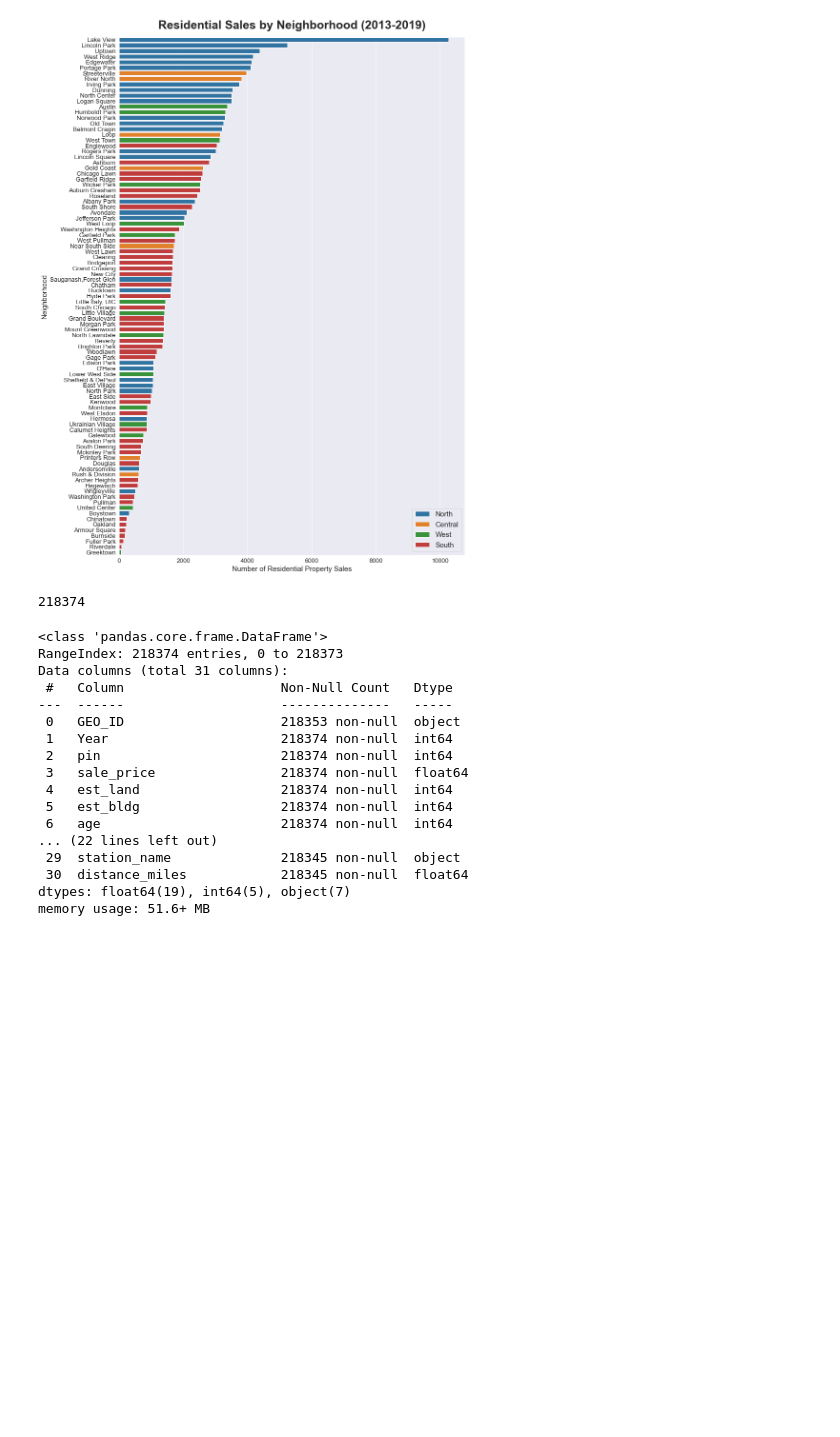
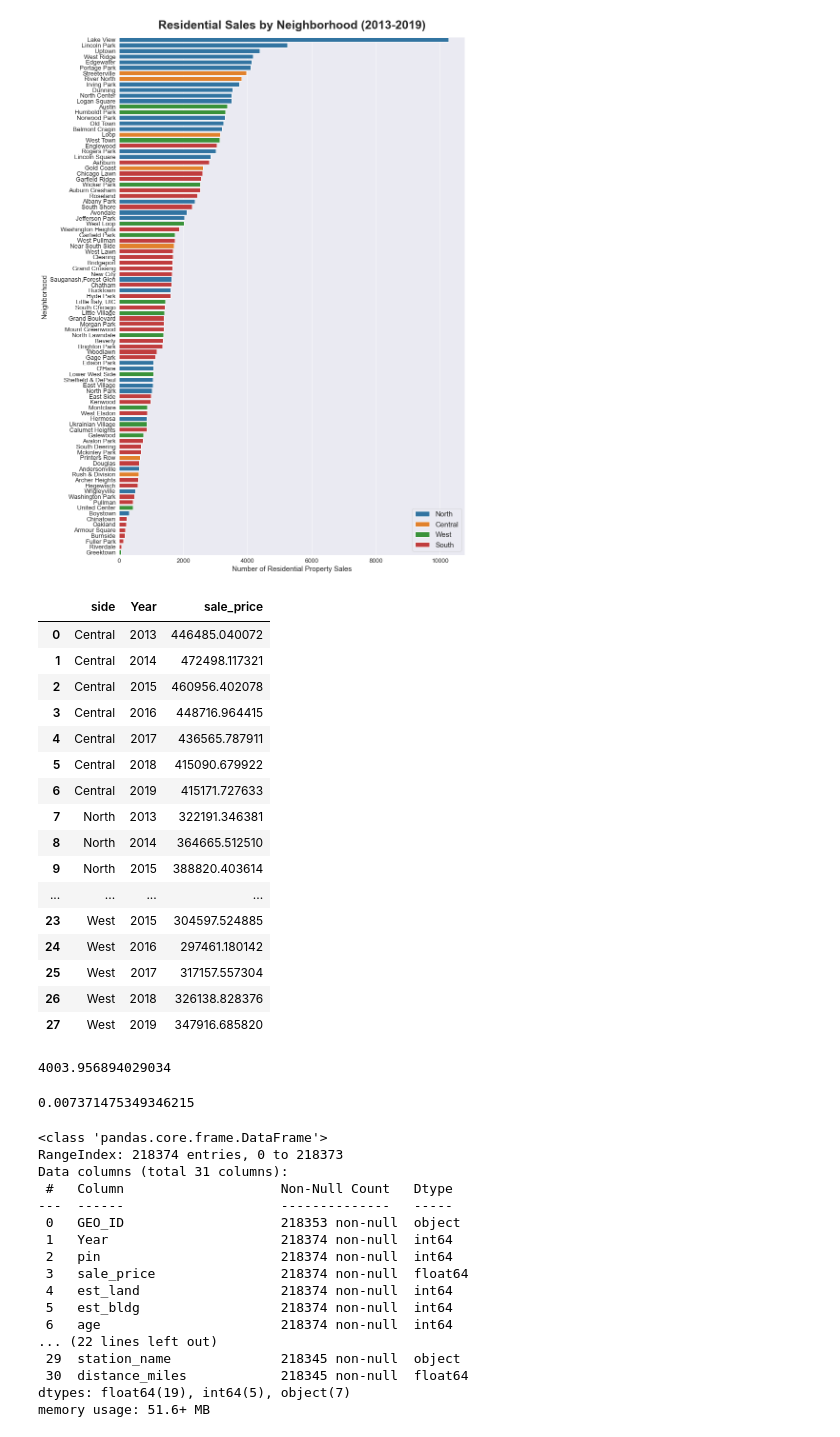
Before and after one commit to ymericson/ml-project, a Jupyter notebook: data_viz.ipynb, the cells around one changed output. Saved outputs shown, nothing was run; the diff lists cells and outputs as text; code cells hidden in the pictures; blank space fills up the shorter version.

```diff
--- a/data_viz.ipynb
+++ b/data_viz.ipynb
@@ -157,4 +178,0 @@ sales_gdf.to_csv('data/sales_gdf.csv', index=False)
-# %%
-len(sales_gdf)
-# %% [output]
-218374
@@ -163,3 +182,32 @@ final = pd.read_csv("data/Full Data long.csv")
+# %%
+side_sale_by_year = pd.DataFrame(final_df.groupby(['side', 'Year'])['sale_price'].mean()).reset_index()
+side_sale_by_year
+# %% [output]
+|  | side | Year | sale_price |
+| 0 | Central | 2013 | 446485.040072 |
+| 1 | Central | 2014 | 472498.117321 |
+| 2 | Central | 2015 | 460956.402078 |
+| 3 | Central | 2016 | 448716.964415 |
+| 4 | Central | 2017 | 436565.787911 |
+| 5 | Central | 2018 | 415090.679922 |
+| 6 | Central | 2019 | 415171.727633 |
+| 7 | North | 2013 | 322191.346381 |
+| 8 | North | 2014 | 364665.512510 |
+| 9 | North | 2015 | 388820.403614 |
+| ... | ... | ... | ... |
+| 23 | West | 2015 | 304597.524885 |
+| 24 | West | 2016 | 297461.180142 |
+| 25 | West | 2017 | 317157.557304 |
+| 26 | West | 2018 | 326138.828376 |
+| 27 | West | 2019 | 347916.685820 |
+# %%
+427000.0 / (78597.0 / 737.0)
+# %% [output]
+4003.956894029034
+# %%
+427000.0 / 78597.0 / 737.0
+# %% [output]
+0.007371475349346215
 # %%
 final.info()
 # %% [output]
```
Also changed, not shown: parts of 13 cells of this notebook, 2 other files.
